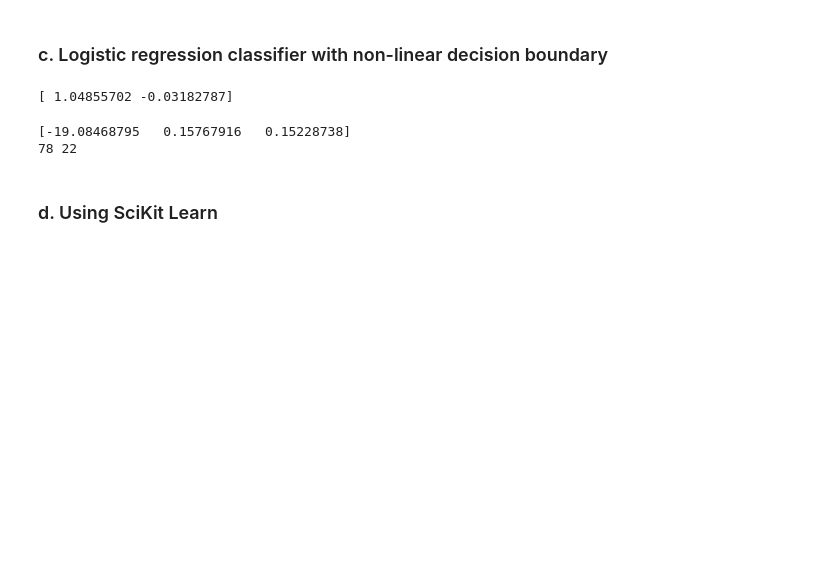
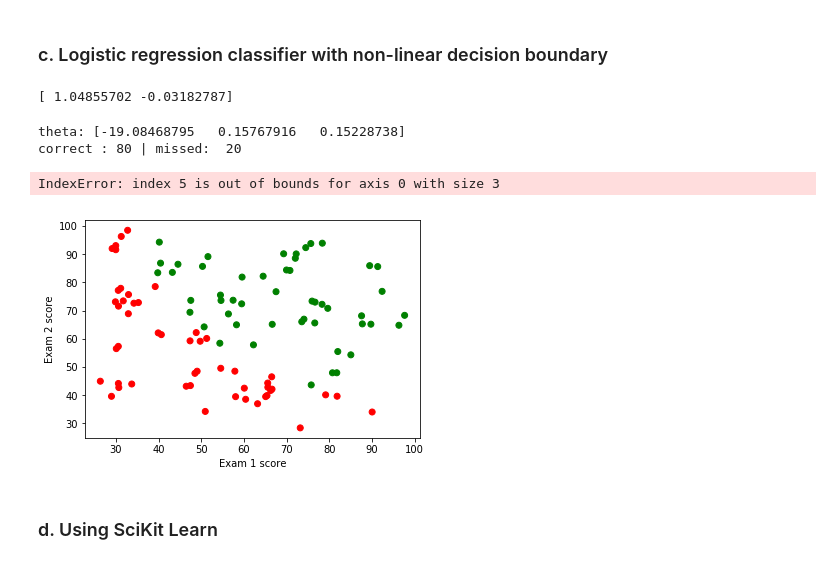
Before and after one commit to flavz27/mach_le_mse, a Jupyter notebook: PW06/06_pittet_vitali.ipynb, the cells around one changed output. Cells and saved outputs as stored; diff of their text form; code cells hidden in the pictures; blank space fills up the shorter version.

```diff
--- a/PW06/06_pittet_vitali.ipynb
+++ b/PW06/06_pittet_vitali.ipynb
@@ -146,13 +146,23 @@ X.T[4] = X1**2
 # %%
 theta2, J2 = gradientAscent(X,Y, 1e-3, 200000)
 # %%
-print(theta)
+print('theta:',theta)
 htest = hypothesis(X, theta2).round()
 correct, miss = test_perf(htest, Y)
-print(correct, miss)
+print('correct :',correct,'| missed: ', miss)
 # %% [output]
-[-19.08468795   0.15767916   0.15228738]
-78 22
+theta: [-19.08468795   0.15767916   0.15228738]
+correct : 80 | missed:  20
+# %%
+plt.clf()
+plt.xlabel("Exam 1 score")
+plt.ylabel("Exam 2 score")
+
+plt.scatter(Xtest[:,1], Xtest[:,2], c=['r','g'])
+plt.plot()
+# %% [output]
+IndexError: index 5 is out of bounds for axis 0 with size 3
+[figure, added]
 # %% [markdown]
 ### d. Using SciKit Learn
 # %%
```
